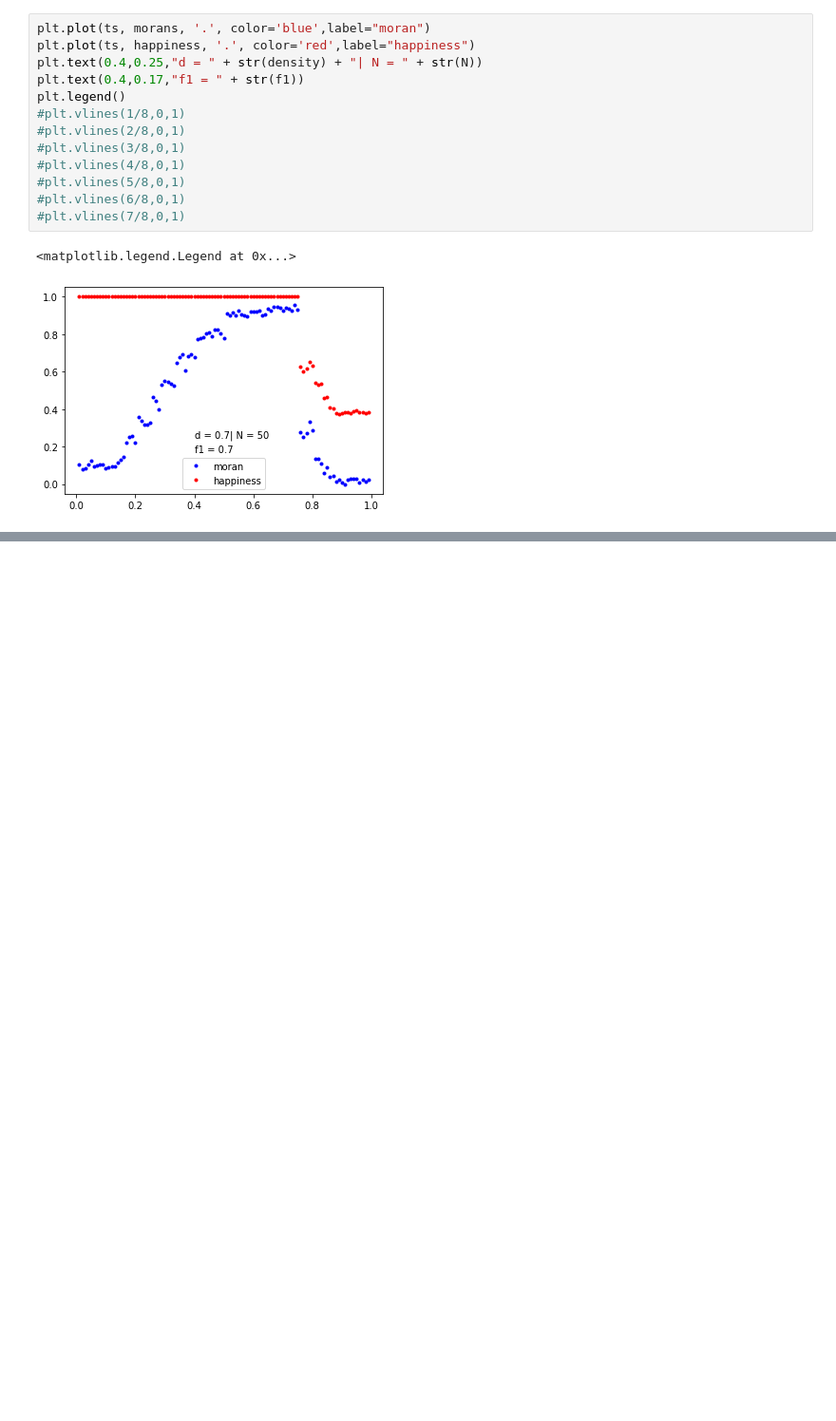
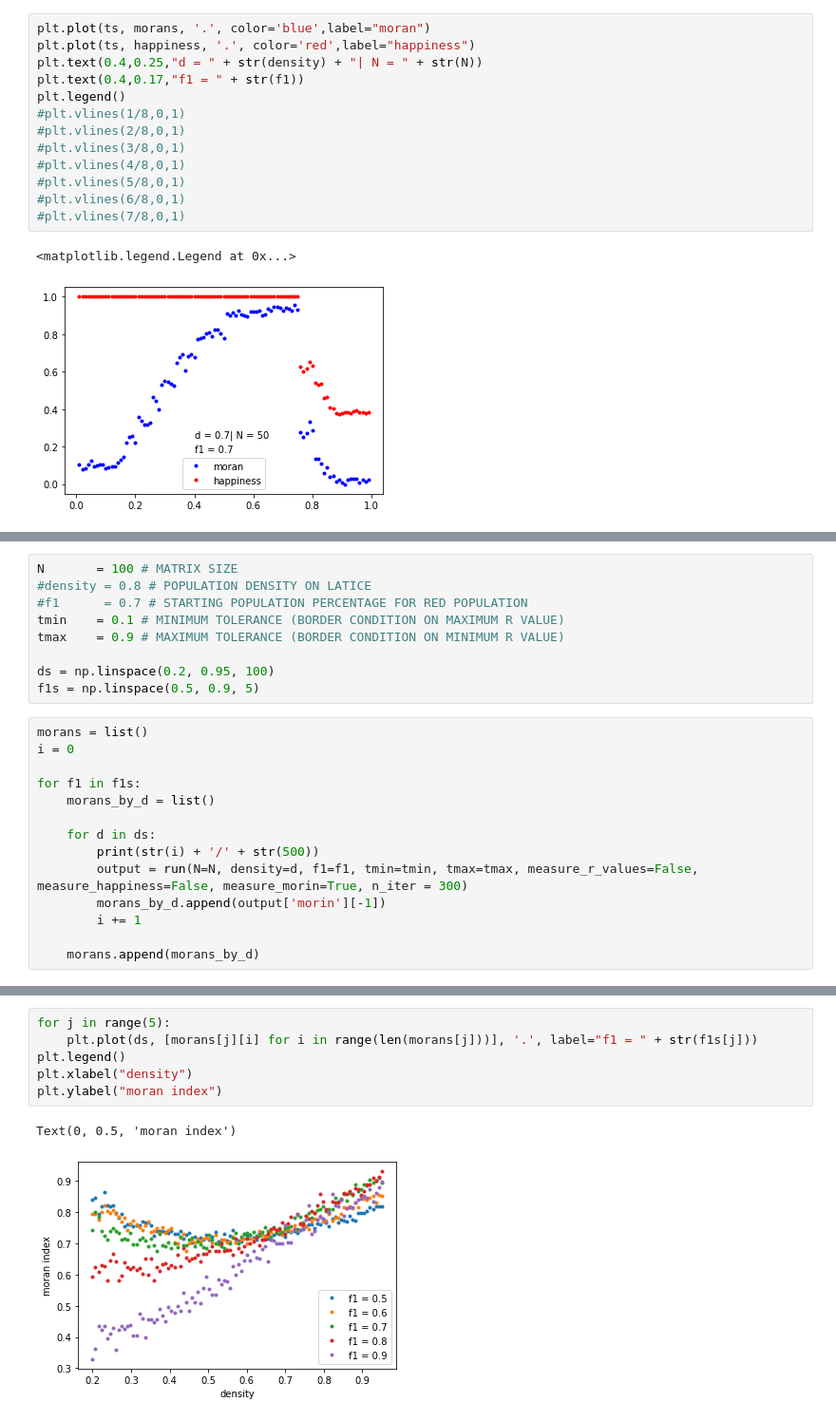
Before and after one commit to AthomsG/Schelling_Model_Central_Tolerance, a Jupyter notebook: Projeto/Schelling Model/Schelling.ipynb, the cells around one changed output, grey strips where cells are left out. Shown at 95% size. Drawn from its saved outputs; the diff is of its cells as text; blank space fills up the shorter version.

```diff
--- a/Projeto/Schelling Model/Schelling.ipynb
+++ b/Projeto/Schelling Model/Schelling.ipynb
@@ -456,0 +581,23 @@ plt.legend()
+# %%
+N       = 100 # MATRIX SIZE
+#density = 0.8 # POPULATION DENSITY ON LATICE
+#f1      = 0.7 # STARTING POPULATION PERCENTAGE FOR RED POPULATION
+tmin    = 0.1 # MINIMUM TOLERANCE (BORDER CONDITION ON MAXIMUM R VALUE)
+tmax    = 0.9 # MAXIMUM TOLERANCE (BORDER CONDITION ON MINIMUM R VALUE)
+
+ds = np.linspace(0.2, 0.95, 100)
+f1s = np.linspace(0.5, 0.9, 5)
+# %%
+morans = list()
+i = 0
+
+for f1 in f1s:
+    morans_by_d = list()
+
+    for d in ds:
+        print(str(i) + '/' + str(500))
+        output = run(N=N, density=d, f1=f1, tmin=tmin, tmax=tmax, measure_r_values=False, measure_happiness=False, measure_morin=True, n_iter = 300)
+        morans_by_d.append(output['morin'][-1])
+        i += 1
+
+    morans.append(morans_by_d)
@@ -456,0 +622,9 @@ plt.legend()
+# %%
+for j in range(5):
+    plt.plot(ds, [morans[j][i] for i in range(len(morans[j]))], '.', label="f1 = " + str(f1s[j]))
+plt.legend()
+plt.xlabel("density")
+plt.ylabel("moran index")
+# %% [output]
+Text(0, 0.5, 'moran index')
+[figure, added]
```
Also changed, not shown: parts of 15 cells of this notebook.
